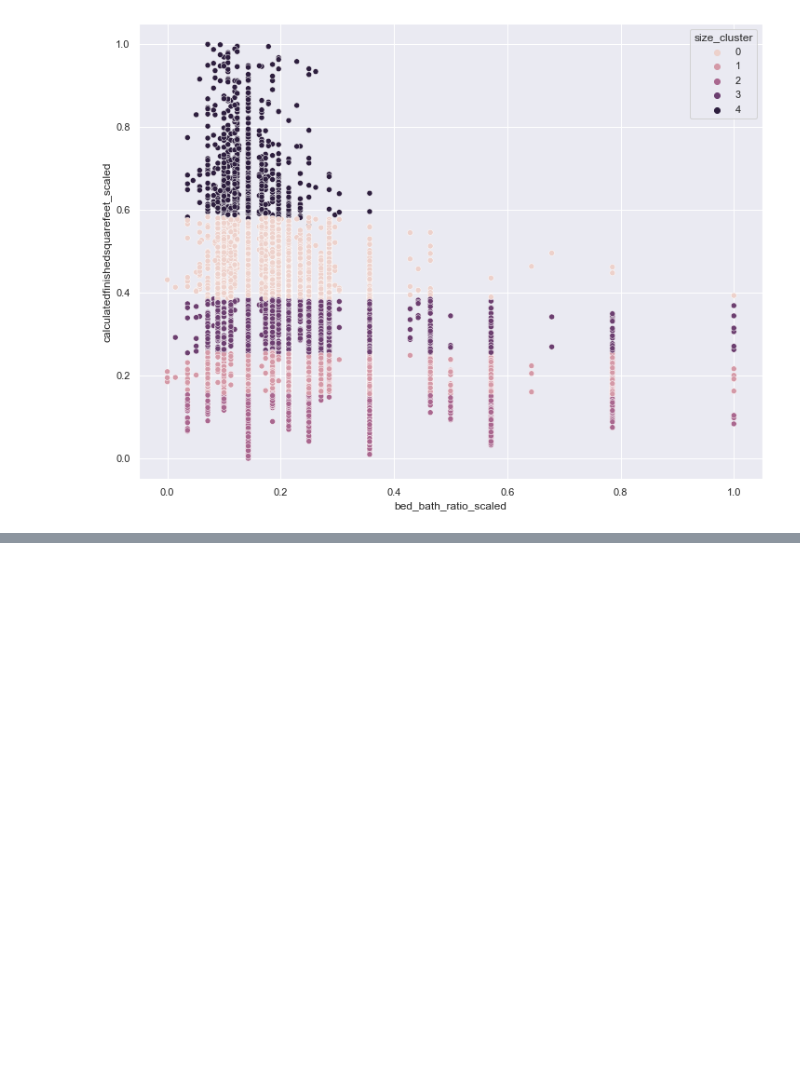
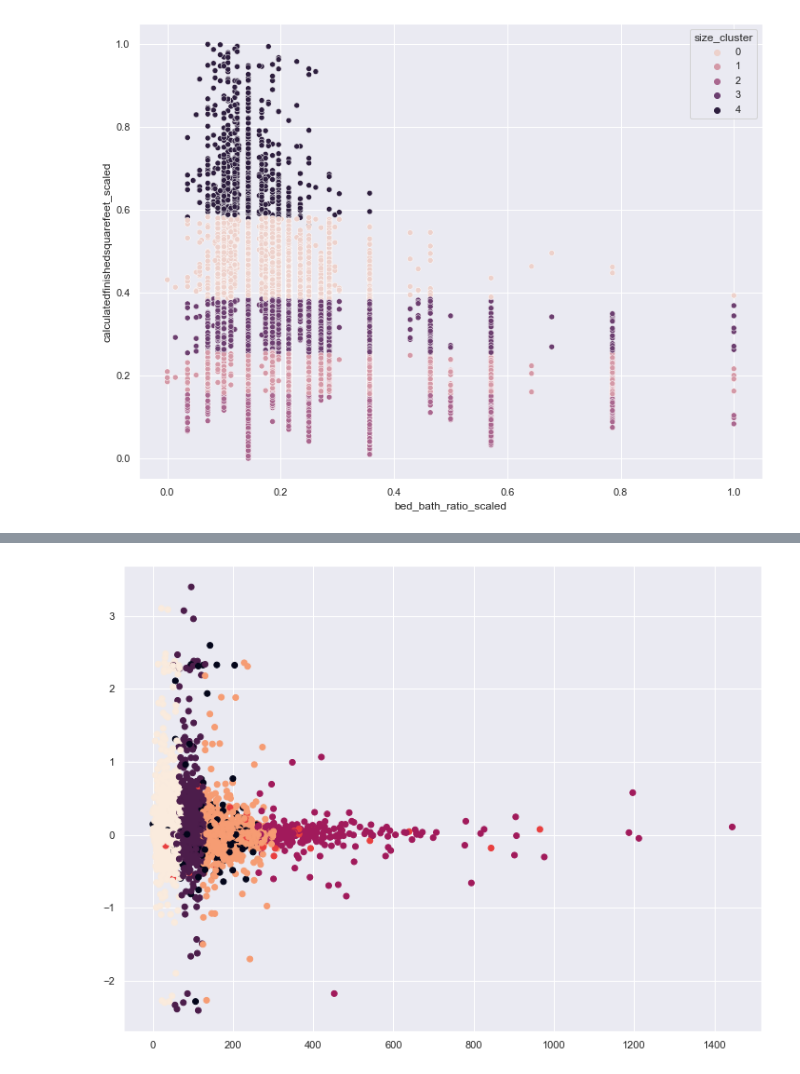
Before and after one commit to dlmitc3/Zillow_Clustering_Project-, a Jupyter notebook: zillow_explore.ipynb, the cells around one changed output, grey strips where cells are left out. Cells and saved outputs as stored; diff of their text form; code cells hidden in the pictures; blank space fills up the shorter version.

```diff
--- a/zillow_explore.ipynb
+++ b/zillow_explore.ipynb
@@ -547,0 +592,5 @@ sns.scatterplot(x='bed_bath_ratio_scaled', y='calculatedfinishedsquarefeet_scale
+# %%
+plt.scatter(train.structure_dollar_per_sqft, train.error, c=X_train.value_cluster)
+plt.show()
+# %% [output]
+[figure, added]
```
Also changed, not shown: parts of 28 cells of this notebook.
